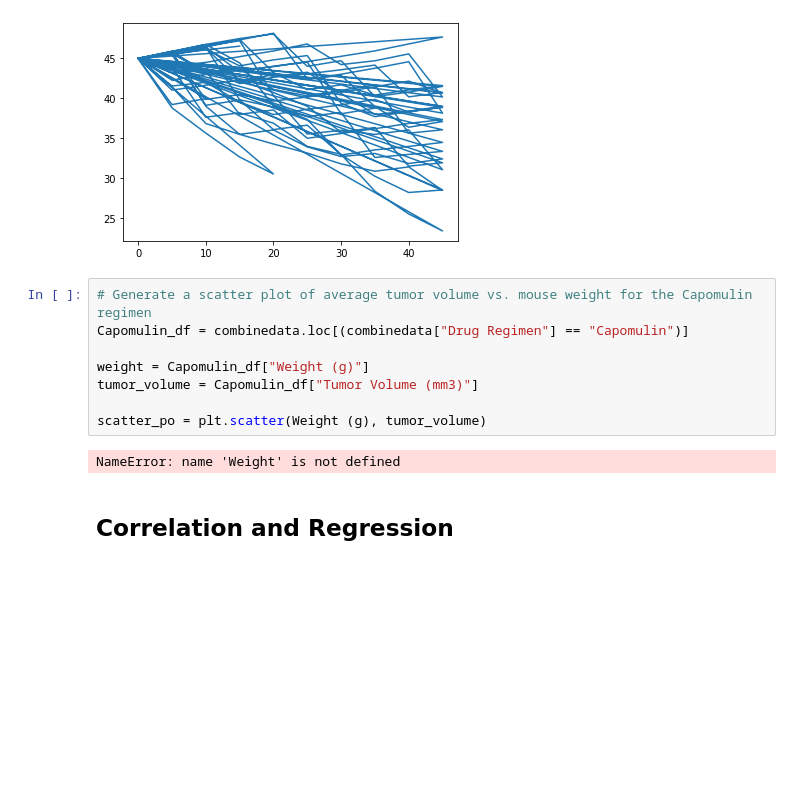
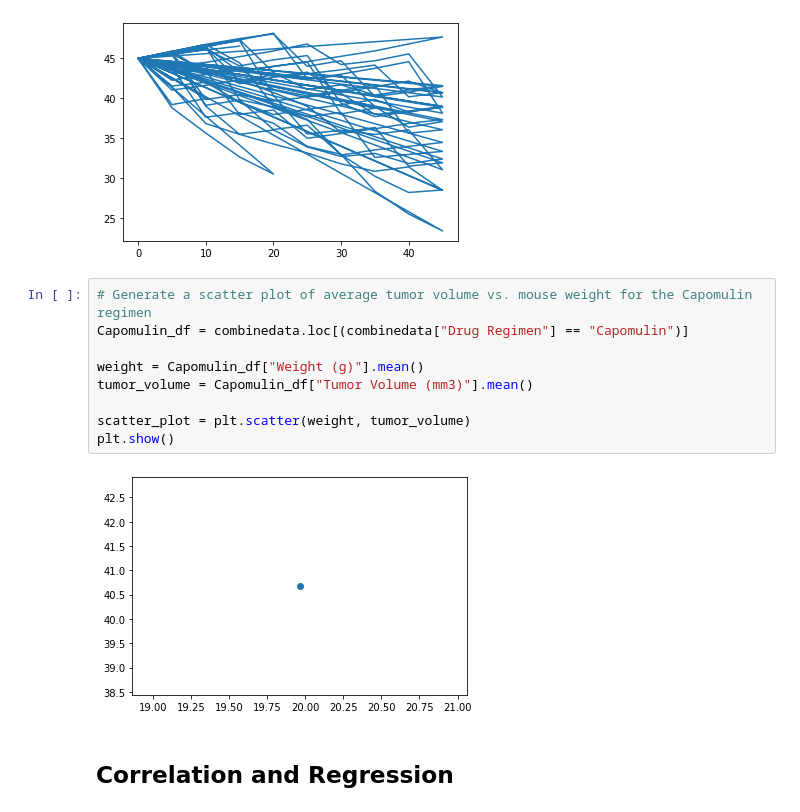
Before and after one commit to justinlpottsco/matplotlib-challenge, a Jupyter notebook: pymaceuticals_starter.ipynb, the cells around one changed output. Saved outputs shown, nothing was run; the diff lists cells and outputs as text; blank space fills up the shorter version.

```diff
--- a/pymaceuticals_starter.ipynb
+++ b/pymaceuticals_starter.ipynb
@@ -242,13 +239,14 @@ line_plot = plt.plot(time_point, tumor_volume)
 # %%
 # Generate a scatter plot of average tumor volume vs. mouse weight for the Capomulin regimen
 Capomulin_df = combinedata.loc[(combinedata["Drug Regimen"] == "Capomulin")]
 
-weight = Capomulin_df["Weight (g)"]
-tumor_volume = Capomulin_df["Tumor Volume (mm3)"]
+weight = Capomulin_df["Weight (g)"].mean()
+tumor_volume = Capomulin_df["Tumor Volume (mm3)"].mean()
 
-scatter_po = plt.scatter(Weight (g), tumor_volume)
+scatter_plot = plt.scatter(weight, tumor_volume)
+plt.show()
 # %% [output]
-NameError: name 'Weight' is not defined
+[figure, added]
 # %% [markdown]
 ## Correlation and Regression
 # %%
```
Also changed, not shown: parts of 2 cells of this notebook.
